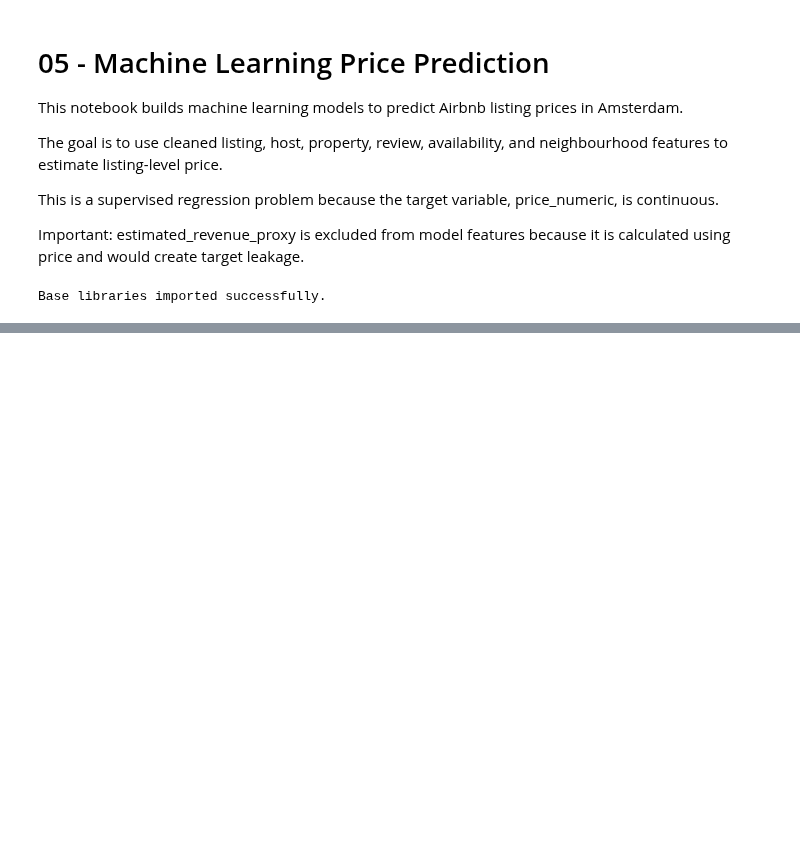
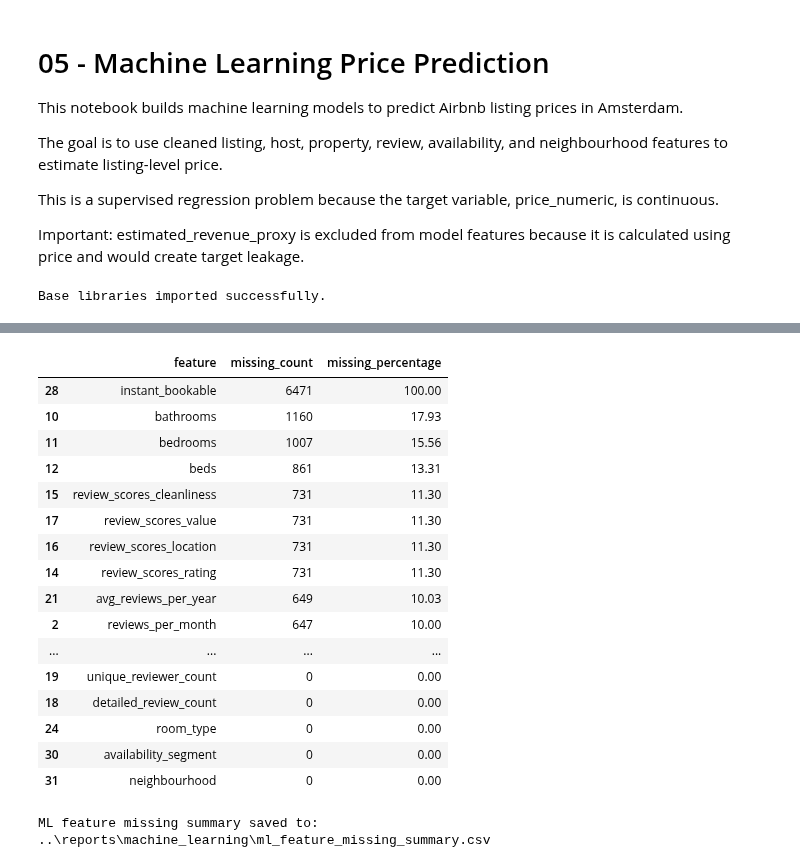
Before and after one commit to Tnadeeja/Inside-Airbnb-Market-Intelligence-Platform-Data-Engineering-Analytics-AI, a Jupyter notebook: notebooks/05_ml_price_prediction.ipynb, the cells around one changed output, grey strips where cells are left out. Cells and saved outputs as stored; diff of their text form; code cells hidden in the pictures; blank space fills up the shorter version.

Commit message:
Create ML notebook and load data and Build ML dataset and select features

```diff
--- a/notebooks/05_ml_price_prediction.ipynb
+++ b/notebooks/05_ml_price_prediction.ipynb
@@ -54,0 +189,15 @@ print("Machine learning libraries imported successfully.")
+# %%
+leakage_columns = [
+    "price_numeric",
+    "estimated_revenue_proxy",
+    "unavailable_days_numeric"
+]
+
+selected_features = numeric_features + categorical_features
+
+leakage_check = [
+    column for column in leakage_columns
+    if column in selected_features
+]
+
+print("Leakage columns found in selected features:", leakage_check)
@@ -54,0 +206,7 @@ print("Machine learning libraries imported successfully.")
+# %%
+X = ml_df[selected_features].copy()
+
+print("Feature matrix shape:", X.shape)
+print("Target shape:", y.shape)
+
+X.head()
@@ -54,0 +223,44 @@ print("Machine learning libraries imported successfully.")
+# %%
+missing_feature_summary = (
+    X.isna()
+    .sum()
+    .reset_index()
+)
+
+missing_feature_summary.columns = ["feature", "missing_count"]
+missing_feature_summary["missing_percentage"] = (
+    missing_feature_summary["missing_count"] / len(X) * 100
+).round(2)
+
+missing_feature_summary = missing_feature_summary.sort_values(
+    "missing_percentage",
+    ascending=False
+)
+
+missing_feature_summary
+# %% [output]
+|  | feature | missing_count | missing_percentage |
+| 28 | instant_bookable | 6471 | 100.00 |
+| 10 | bathrooms | 1160 | 17.93 |
+| 11 | bedrooms | 1007 | 15.56 |
+| 12 | beds | 861 | 13.31 |
+| 15 | review_scores_cleanliness | 731 | 11.30 |
+| 17 | review_scores_value | 731 | 11.30 |
+| 16 | review_scores_location | 731 | 11.30 |
+| 14 | review_scores_rating | 731 | 11.30 |
+| 21 | avg_reviews_per_year | 649 | 10.03 |
+| 2 | reviews_per_month | 647 | 10.00 |
+| ... | ... | ... | ... |
+| 19 | unique_reviewer_count | 0 | 0.00 |
+| 18 | detailed_review_count | 0 | 0.00 |
+| 24 | room_type | 0 | 0.00 |
+| 30 | availability_segment | 0 | 0.00 |
+| 31 | neighbourhood | 0 | 0.00 |
+# %%
+missing_feature_summary_output_path = ML_REPORTS_PATH / "ml_feature_missing_summary.csv"
+
+missing_feature_summary.to_csv(missing_feature_summary_output_path, index=False)
+
+print(f"ML feature missing summary saved to: {missing_feature_summary_output_path}")
+# %% [output]
+ML feature missing summary saved to: ..\reports\machine_learning\ml_feature_missing_summary.csv
```
Also changed, not shown: parts of 14 cells of this notebook, 2 other files.
